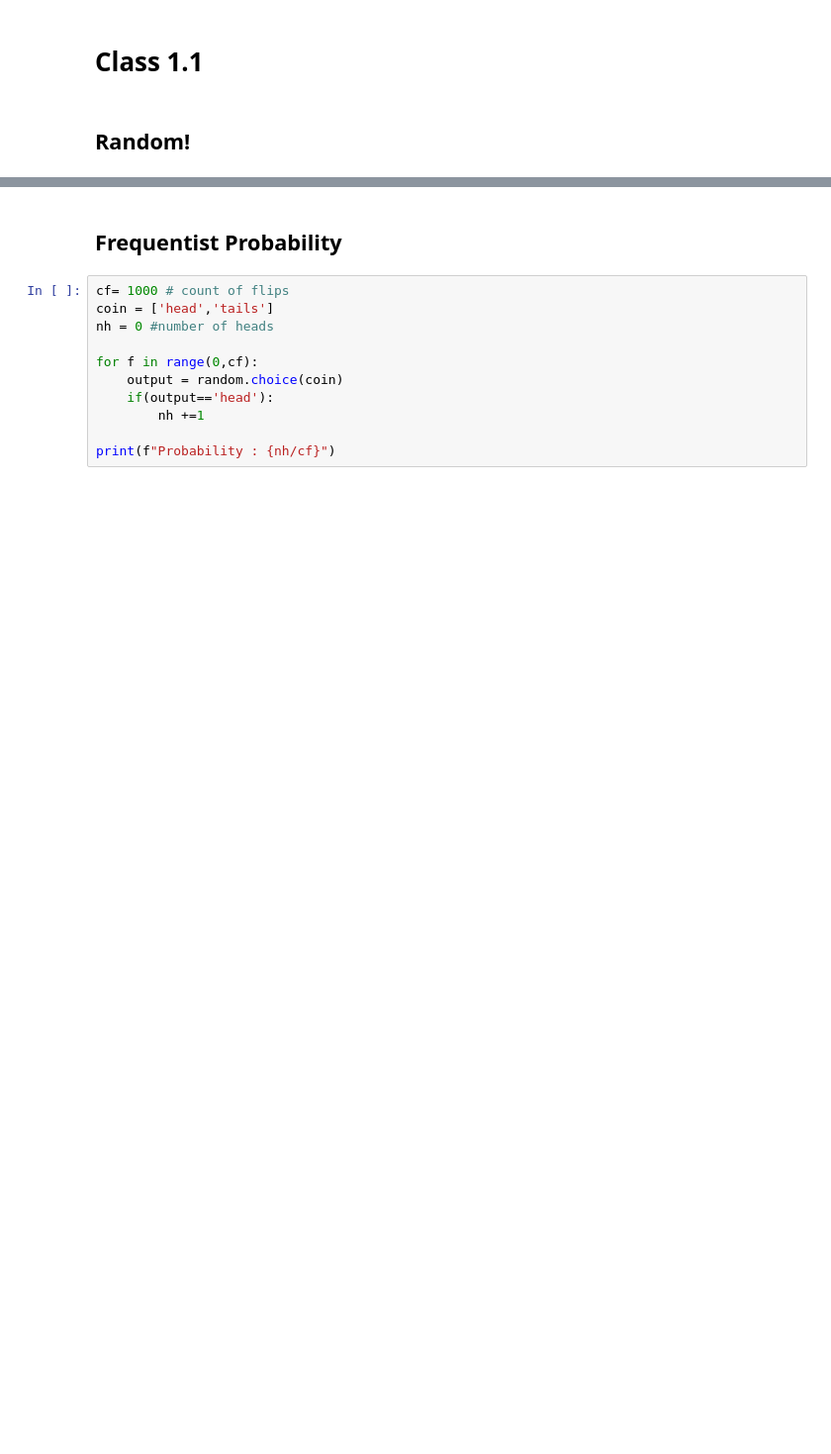
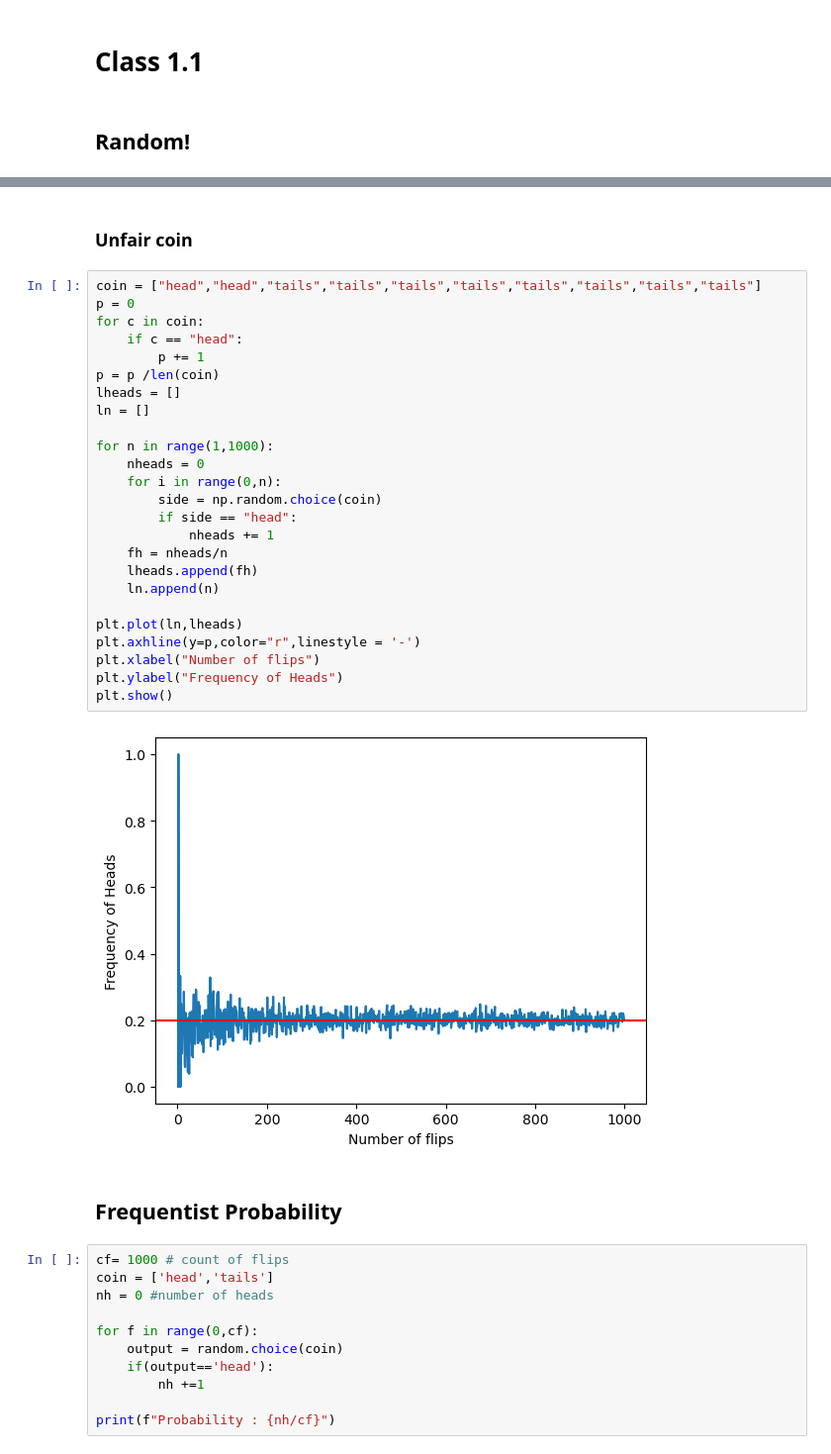
Before and after one commit to HeitorSanches/USP-Probability-Course, a Jupyter notebook: main.ipynb, the cells around one changed output, grey strips where cells are left out. Shown at 99% size. Cells and saved outputs as stored; diff of their text form; blank space fills up the shorter version.

```diff
--- a/main.ipynb
+++ b/main.ipynb
@@ -23,3 +66,32 @@ head
+# %% [markdown]
+### Unfair coin
+# %%
+coin = ["head","head","tails","tails","tails","tails","tails","tails","tails","tails"]
+p = 0
+for c in coin:
+    if c == "head":
+        p += 1
+p = p /len(coin)
+lheads = []
+ln = []
+
+for n in range(1,1000):
+    nheads = 0
+    for i in range(0,n):
+        side = np.random.choice(coin)
+        if side == "head":
+            nheads += 1
+    fh = nheads/n
+    lheads.append(fh)
+    ln.append(n)
+
+plt.plot(ln,lheads)
+plt.axhline(y=p,color="r",linestyle = '-')
+plt.xlabel("Number of flips")
+plt.ylabel("Frequency of Heads")
+plt.show()
+# %% [output]
+[figure, added]
 # %% [markdown]
 ## Frequentist Probability
 # %%
```
Also changed, not shown: parts of 7 cells of this notebook.
